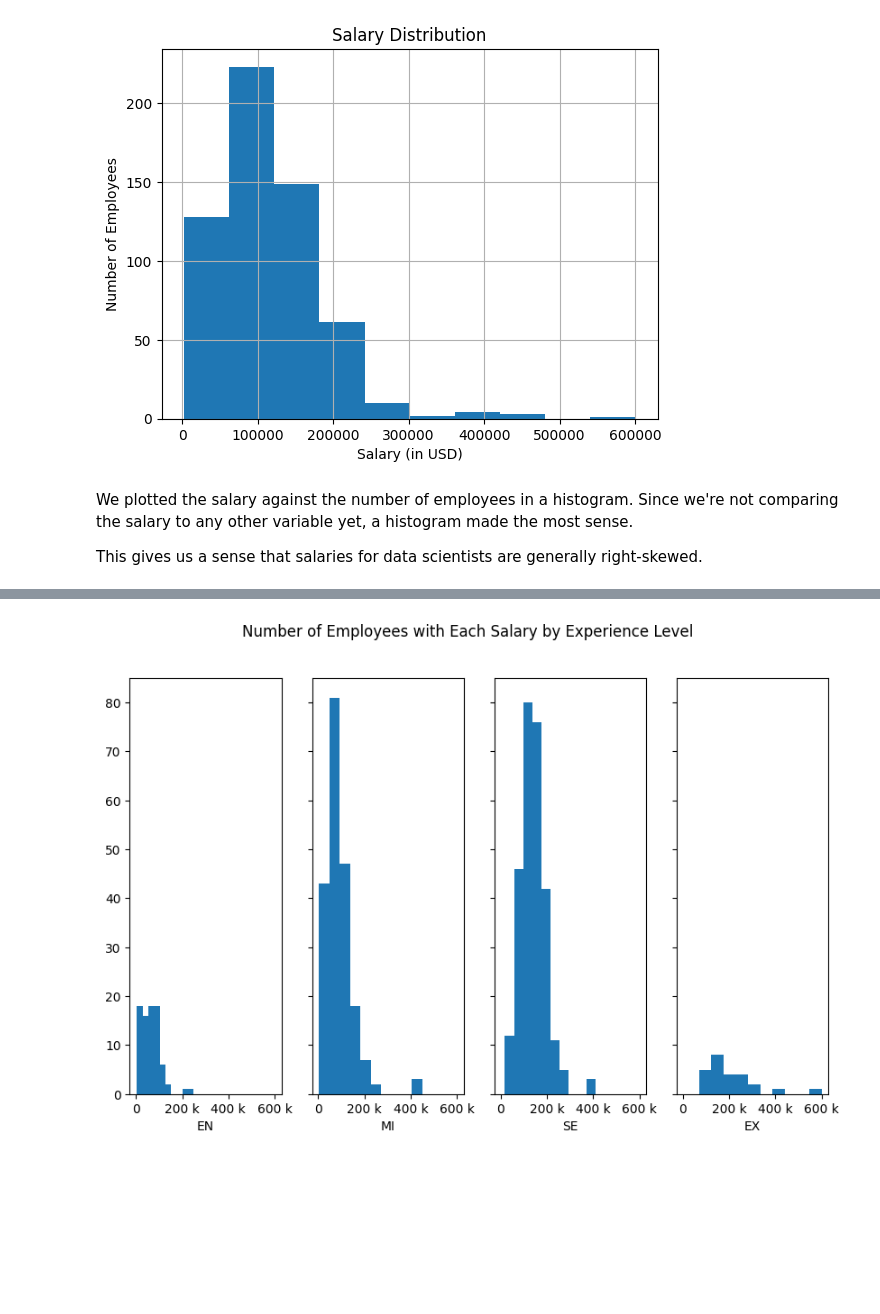
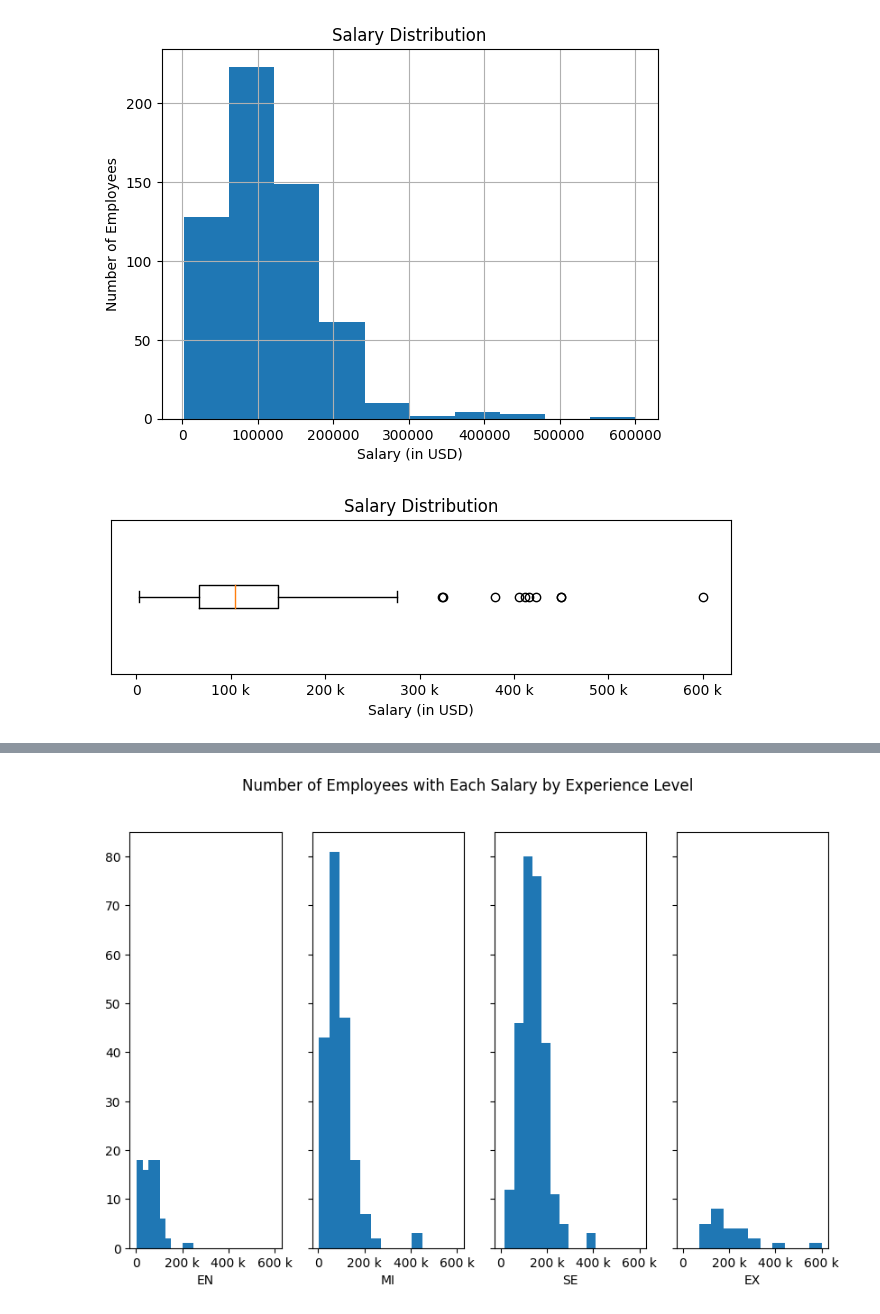
Before and after one commit to stat220/stat220-f2024-lab-1-Lab_1, a Jupyter notebook: lab_1_report.ipynb, the cells around one changed output, grey strips where cells are left out. Saved outputs shown, nothing was run; the diff lists cells and outputs as text; code cells hidden in the pictures; blank space fills up the shorter version.

```diff
--- a/lab_1_report.ipynb
+++ b/lab_1_report.ipynb
@@ -31,10 +30,14 @@ plt.ylabel('Number of Employees')
 plt.show()
 # %% [output]
 [figure]
-# %% [markdown]
-We plotted the salary against the number of employees in a histogram.
-Since we're not comparing the salary to any other variable yet,
-a histogram made the most sense.
-
-This gives us a sense that salaries for data scientists are generally right-skewed.
+# %%
+fig, ax = plt.subplots(1, 1, figsize=(8,2))
+ax.boxplot(salary['salary_in_usd'], vert=False)
+plt.title('Salary Distribution')
+plt.xlabel('Salary (in USD)')
+ax.set_yticks([])
+ax.xaxis.set_major_formatter(ticker.EngFormatter())
+plt.show()
+# %% [output]
+[figure, added]
 # %% [markdown]
```
Also changed, not shown: parts of 21 cells of this notebook.
